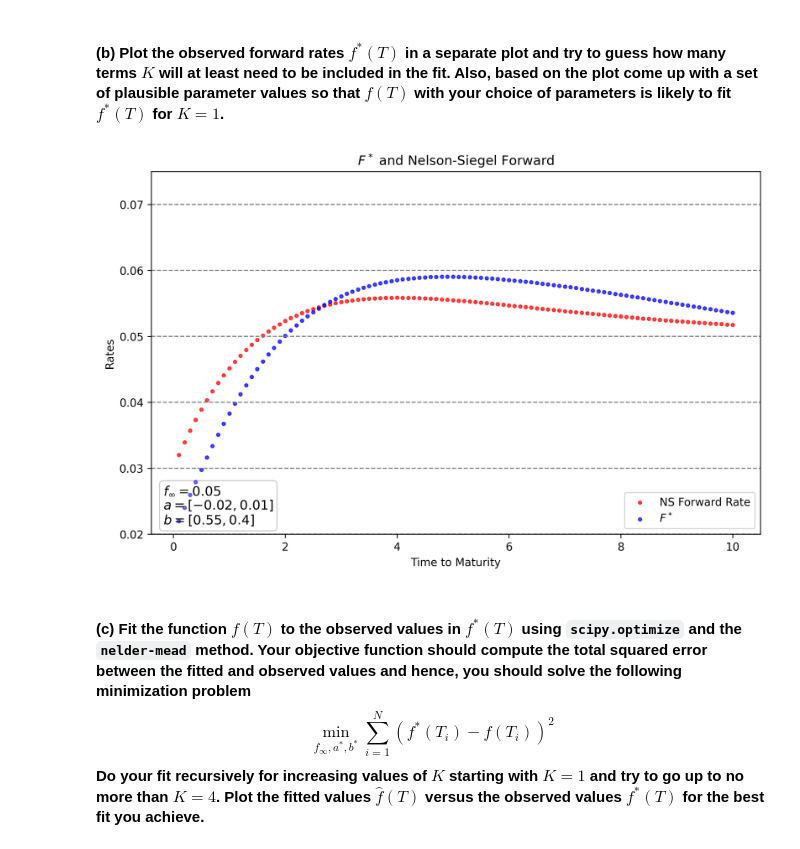
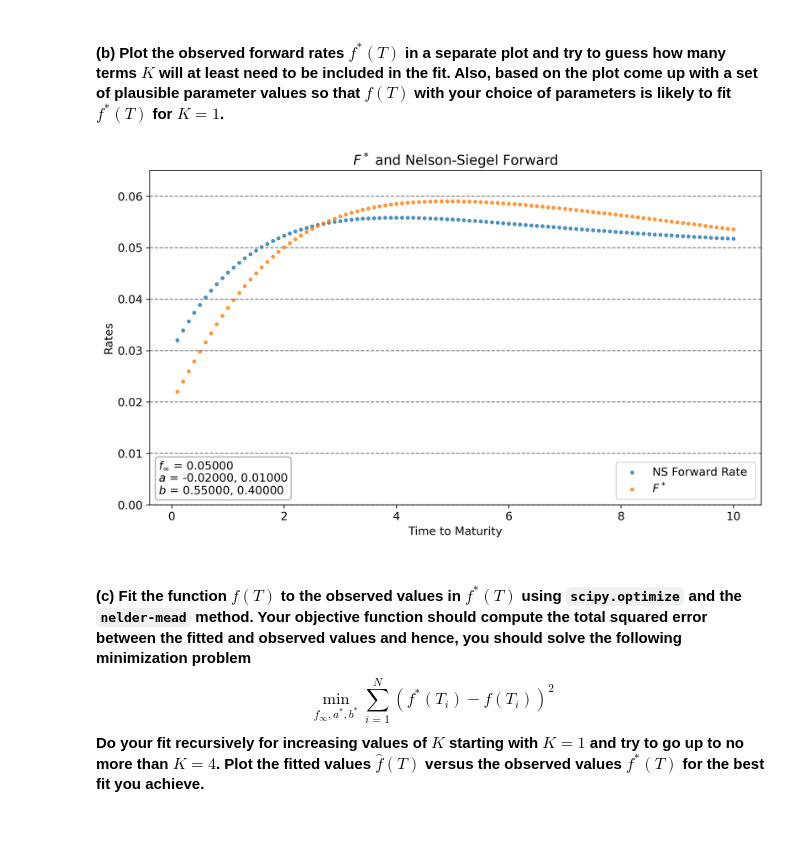
Before and after one commit to johanoelgaard/FixedIncome, a Jupyter notebook: Problem Sets/Problem Set 7/ps7.ipynb, the cells around one changed output. Cells and saved outputs as stored; diff of their text form; code cells hidden in the pictures.

```diff
--- a/Problem Sets/Problem Set 7/ps7.ipynb
+++ b/Problem Sets/Problem Set 7/ps7.ipynb
@@ -123,35 +97,14 @@ plt.close()
 Certainly $K=3$ and $K=2$ both produce fine results when fitting while $K=1$ is not fitting well enough
 # %% [markdown]
 #### (b) Plot the observed forward rates $f^*(T)$ in a separate plot and try to guess how many terms $K$ will at least need to be included in the fit. Also, based on the plot come up with a set of plausible parameter values so that $f(T)$ with your choice of parameters is likely to fit $f^*(T)$ for $K = 1$.
-# %%
-fig, ax1 = plt.subplots(figsize=(10, 6), dpi=300)
-
-scatter1 = ax1.scatter(T[1:], f_plot[1:],marker = '.', label='NS Forward Rate', alpha=0.7, color='red')
-scatter2 = ax1.scatter(T[1:], f_star[1:], marker = '.', label='$F^*$', alpha=0.7, color='blue')
-ax1.set_ylim([0.02, 0.075])
-ax1.set_xlabel('Time to Maturity')
-ax1.set_ylabel('Rates')
-
-# add dotted lines across the plot at 0.01, 0.02, 0.03, 0.04 and 0.05
-ax1.yaxis.set_major_locator(MultipleLocator(base=0.01))
-for tick in ax1.get_yticks():
-    ax1.axhline(y=tick, color='gray', linestyle='--', linewidth=1)
-
-textstr = f'$f_\infty={f_inf}$\n$a={a_star}$\n$b={b_star}$'
-props = dict(boxstyle='round', facecolor='white', alpha=0.2)
-plt.text(0.02, 0.02, textstr, transform=ax1.transAxes, fontsize=12,
-         verticalalignment='bottom', bbox=props)
-
-# Combine legends
-scatters = [scatter1, scatter2]
-labels = [scatter.get_label() for scatter in scatters]
-ax1.legend(scatters, labels, loc='lower right')
-
-plt.title('$F^*$ and Nelson-Siegel Forward')
-plt.show()
-plt.close()
-# %% [output]
-[figure, removed]
+# %%
+left_axis = [{'label':'NS Forward Rate','x':T[1:], 'y':f_plot[1:],'s':40},
+                {'label':'$F^*$','x':T[1:], 'y':f_star[1:],'s':40}]
+text = {'$f_\infty$':f_inf, '$a$':a_star, '$b$':b_star}
+
+plot.rates(left_axis, title='$F^*$ and Nelson-Siegel Forward', text=text)
+# %% [output]
+[figure, added]
 # %% [markdown]
 #### (c) Fit the function $f(T)$ to the observed values in $f^*(T)$ using `scipy.optimize` and the `nelder-mead` method. Your objective function should compute the total squared error between the fitted and observed values and hence, you should solve the following minimization problem $$ \min_{f_\infty,a^*,b^*} \sum_{i=1}^N (f^*(T_i) - f(T_i))^2 $$ Do your fit recursively for increasing values of $K$ starting with $K = 1$ and try to go up to no more than $K = 4$. Plot the fitted values $\hat{f}(T)$ versus the observed values $f^*(T)$ for the best fit you achieve.
 # %%
```
Also changed, not shown: parts of 19 cells of this notebook, 4 other files.
